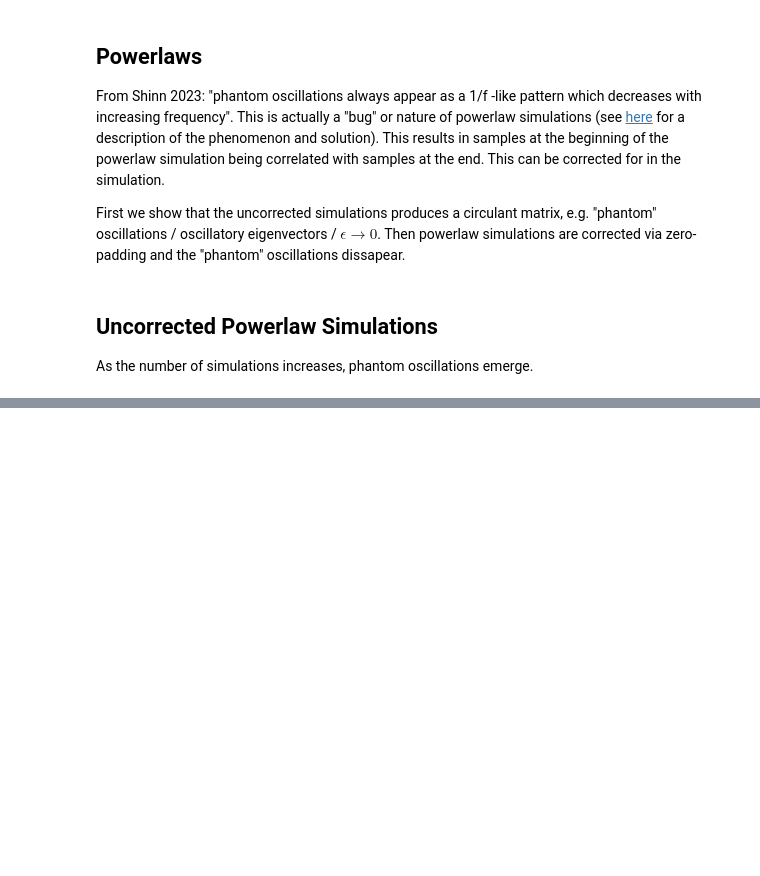
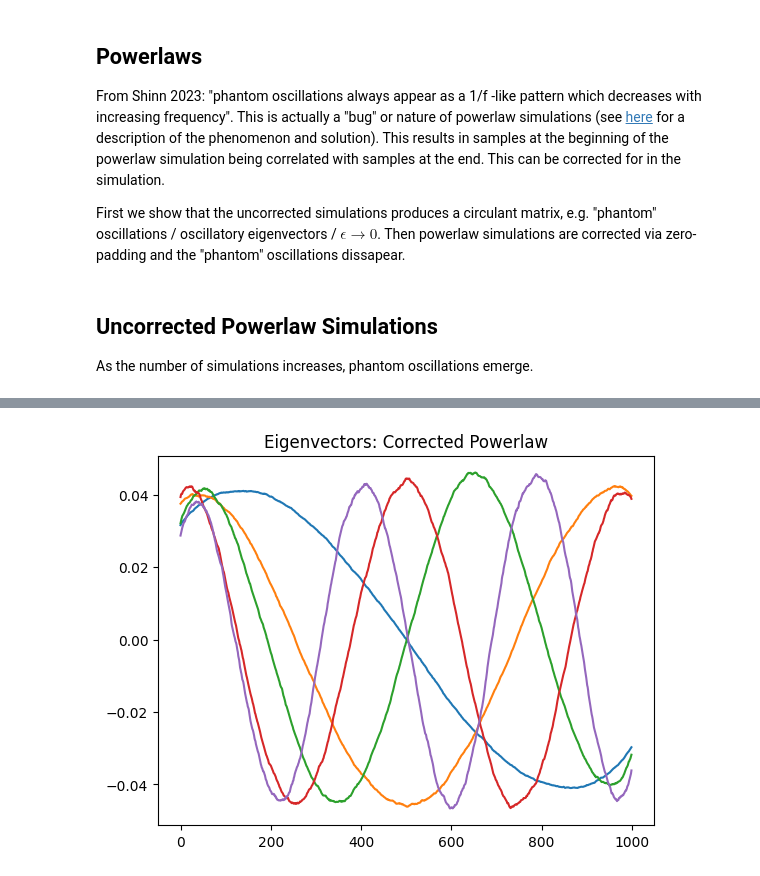
Before and after one commit to voytekresearch/oscillatory_eigenvectors, a Jupyter notebook: oscillatory_eigenvectors.ipynb, the cells around one changed output, grey strips where cells are left out. Saved outputs shown, nothing was run; the diff lists cells and outputs as text; code cells hidden in the pictures; blank space fills up the shorter version.

```diff
--- a/oscillatory_eigenvectors.ipynb
+++ b/oscillatory_eigenvectors.ipynb
@@ -218,0 +240,11 @@ n rows = 9000, epsilon = 36.38378925585978
+# %%
+# Oscillatory eigenvectors
+pca = PCA()
+pca.fit(X)
+
+for eigenvector in pca.components_[:5]:
+    plt.plot(eigenvector)
+
+plt.title('Eigenvectors: Corrected Powerlaw');
+# %% [output]
+[figure, added]
```
Also changed, not shown: parts of 7 cells of this notebook.
